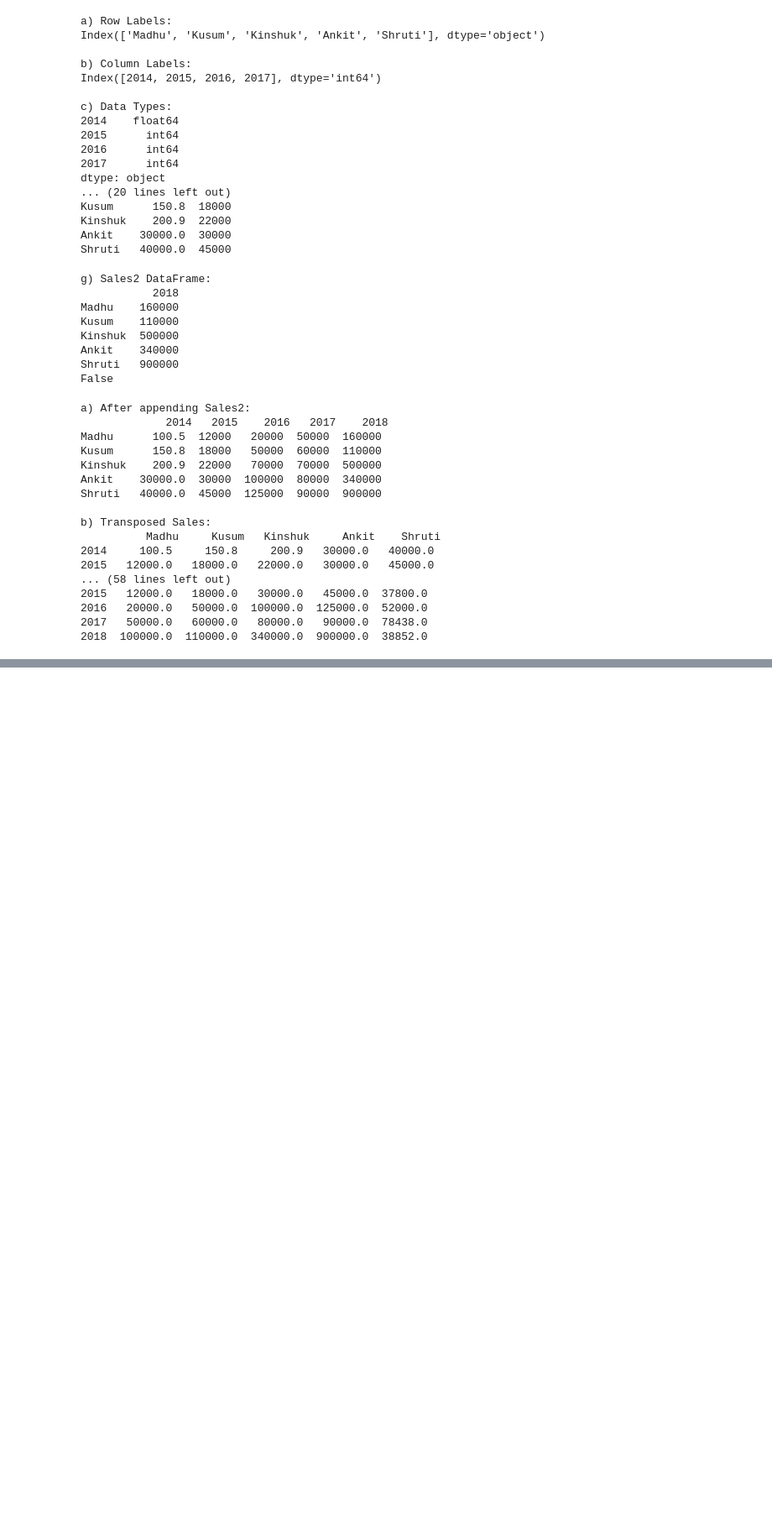
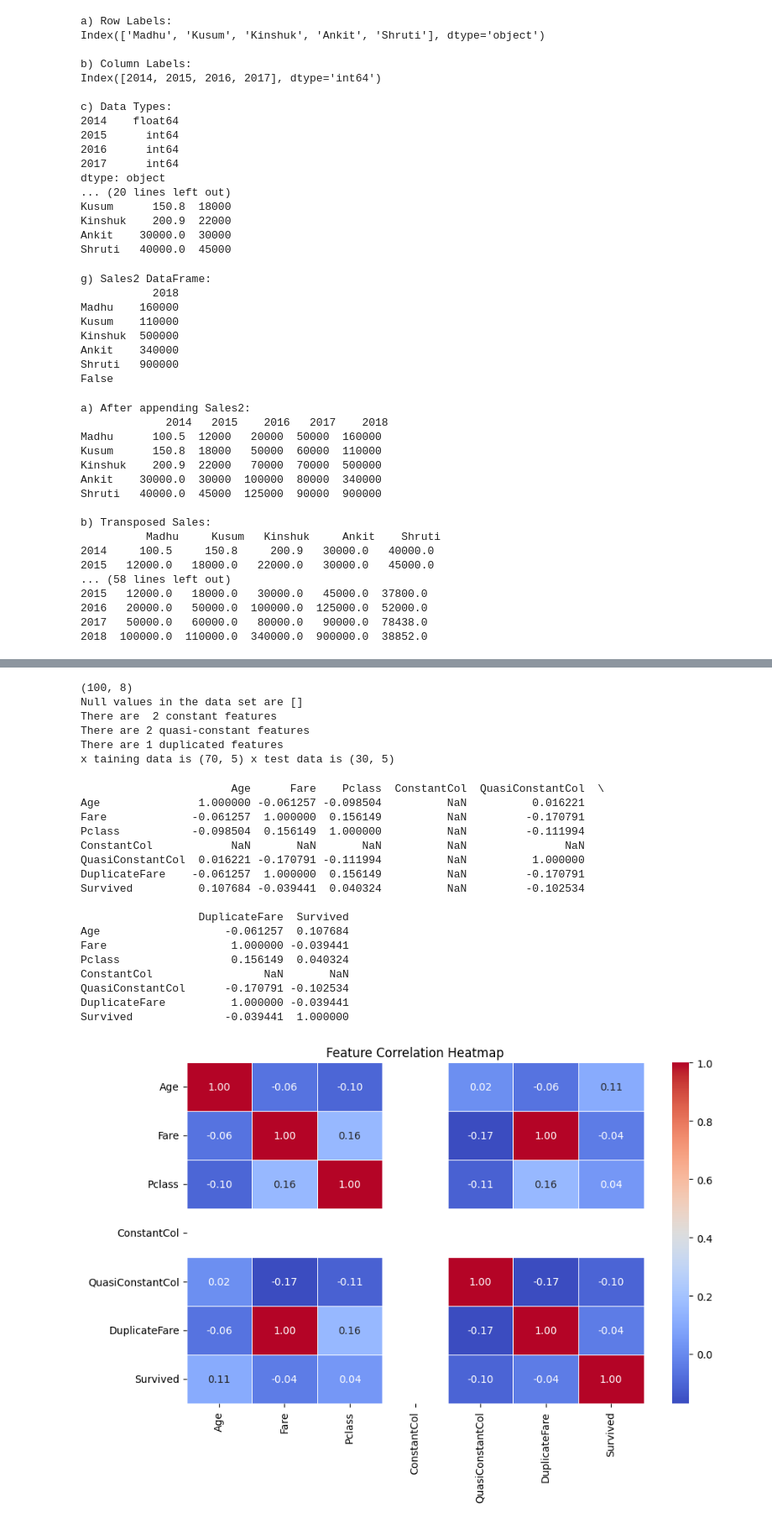
Before and after one commit to ramakrishnabhavana/Bhavana-sML, a Jupyter notebook: ML_Lab.ipynb, the cells around one changed output, grey strips where cells are left out. Shown at 84% size. Drawn from its saved outputs; the diff is of its cells as text; code cells hidden in the pictures; blank space fills up the shorter version.

```diff
--- a/ML_Lab.ipynb
+++ b/ML_Lab.ipynb
@@ -176,0 +272,69 @@ b) Transposed Sales:
+# %%
+import pandas as pd
+import numpy as np
+from sklearn.model_selection import train_test_split
+from sklearn.feature_selection import VarianceThreshold
+df = pd.read_csv('/sample_titanic_style_dataset.csv')
+print(df.shape)
+print("Null values in the data set are",[col for col in df.columns if df[col].isnull().sum() > 0])
+x_train,x_test,y_train,y_test = train_test_split(df.drop(labels=['Survived'],axis=1 ),df['Survived'],test_size=0.3,random_state=0)
+constant_features = [feature for feature in x_train.select_dtypes(include=[np.number]).columns
+                     if x_train[feature].std() == 0]
+print("There are ",len(constant_features),"constant features")
+#constant_features = [col for col in df.columns if df[col].nunique() == 1]
+#print("Constant features:", constant_features)
+quasi_const_feat = []
+for feature in x_train.columns:
+    predominant = (x_train[feature].value_counts() / float(len(x_train))).sort_values(ascending=False).values[0]
+    if predominant > 0.999:
+        quasi_const_feat.append(feature)
+print("There are", len(quasi_const_feat), "quasi-constant features")
+duplicated = []
+for i in range(0,len(x_train.columns)):
+  col_1 = x_train.columns[i]
+  for col_2 in x_train.columns[i+1:]:
+    if x_train[col_1].equals (x_train[col_2]):
+      duplicated.append(col_2)
+duplicated_features = set(duplicated)
+print("There are",len(duplicated_features),"duplicated features")
+x_train.drop(labels=quasi_const_feat,axis=1,inplace=True)
+x_test.drop(labels=quasi_const_feat,axis=1,inplace=True)
+print("x taining data is",x_train.shape,"x test data is",x_test.shape)
+# %% [output]
+(100, 8)
+Null values in the data set are []
+There are  2 constant features
+There are 2 quasi-constant features
+There are 1 duplicated features
+x taining data is (70, 5) x test data is (30, 5)
+# %%
+import pandas as pd
+import seaborn as sns
+import matplotlib.pyplot as plt
+df = pd.read_csv('/sample_titanic_style_dataset.csv')
+df_numeric = df.select_dtypes(include='number').drop(columns=['PassengerId'])
+correlation_matrix = df_numeric.corr()
+print(correlation_matrix)
+plt.figure(figsize=(10, 6))
+sns.heatmap(correlation_matrix, annot=True, cmap='coolwarm', fmt=".2f", linewidths=0.5)
+plt.title('Feature Correlation Heatmap')
+plt.show()
+# %% [output]
+                       Age      Fare    Pclass  ConstantCol  QuasiConstantCol  \
+Age               1.000000 -0.061257 -0.098504          NaN          0.016221
+Fare             -0.061257  1.000000  0.156149          NaN         -0.170791
+Pclass           -0.098504  0.156149  1.000000          NaN         -0.111994
+ConstantCol            NaN       NaN       NaN          NaN               NaN
+QuasiConstantCol  0.016221 -0.170791 -0.111994          NaN          1.000000
+DuplicateFare    -0.061257  1.000000  0.156149          NaN         -0.170791
+Survived          0.107684 -0.039441  0.040324          NaN         -0.102534
+
+                  DuplicateFare  Survived
+Age                   -0.061257  0.107684
+Fare                   1.000000 -0.039441
+Pclass                 0.156149  0.040324
+ConstantCol                 NaN       NaN
+QuasiConstantCol      -0.170791 -0.102534
+DuplicateFare          1.000000 -0.039441
+Survived              -0.039441  1.000000
+[figure, added]
```
Also changed, not shown: parts of 8 cells of this notebook.
